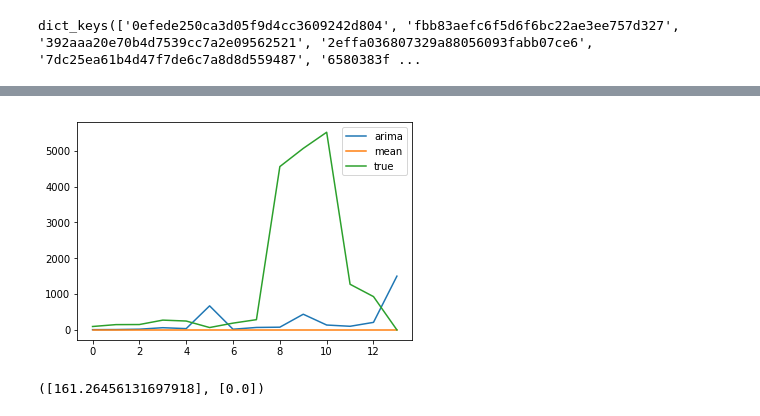
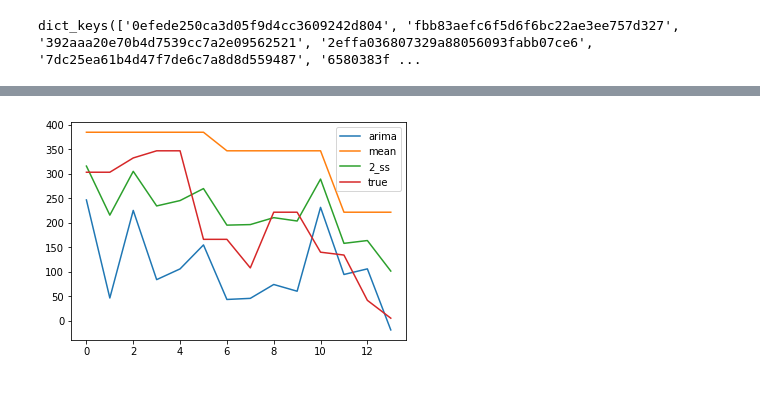
Before and after one commit to mb-Ma/Demand-Forecasting, a Jupyter notebook: code/baseline.ipynb, the cells around one changed output, grey strips where cells are left out. Drawn from its saved outputs; the diff is of its cells as text; code cells hidden in the pictures.

Commit message:
update B round

```diff
--- a/code/baseline.ipynb
+++ b/code/baseline.ipynb
@@ -11,9 +11,9 @@ import pandas as pd
 import numpy as np
 from statsmodels.tsa.arima.model import ARIMA
 # %%
-using_hist = pd.read_csv("../data/Dataset/demand_train_A.csv")  # 历史需求
-using_future = pd.read_csv("../data/Dataset/demand_test_A.csv")  # 未来信息
-inventory = pd.read_csv("../data/Dataset/inventory_info_A.csv")
+using_hist = pd.read_csv("../data/Round_B/demand_train_B.csv")  # 历史需求
+using_future = pd.read_csv("../data/Round_B/demand_test_B.csv")  # 未来信息
+inventory = pd.read_csv("../data/Round_B/inventory_info_B.csv")
 last_dt = pd.to_datetime("20210301")
 start_dt = pd.to_datetime("20210302")
 end_dt = pd.to_datetime("20210607")
@@ -165,6 +165,7 @@ for date in date_list:
                 demand_average = np.mean(demand_hist["diff"].values[-3 * lead_time:])
                 output = np.array([demand_average] * lead_time)
                 arima_pred[unit].append(output)
+
             arima_ss[unit].append(np.sum(max(arima_pred[unit][-1]) - arima_pred[unit][-1]))
 
             rp = np.sum(arima_pred[unit][-1]) + arima_ss[unit][-1]
@@ -173,7 +174,7 @@ for date in date_list:
             # for mean prediction
             demand_average = np.mean(demand_hist["diff"].values[-3 * lead_time:])
             mean_pred[unit].append(np.array([demand_average] * lead_time))
-            ss = np.sum(max(mean_pred[unit][-1]) - mean_pred[unit][-1])
+            ss = np.sum(max(demand_hist["diff"].values[-3 * lead_time:]) - mean_pred[unit][-1])
             mean_ss[unit].append(ss)
             mean_rp[unit].append(np.sum(mean_pred[unit][-1]) + mean_ss[unit][-1])
 # %% [output]
@@ -230,22 +263,20 @@ arima_rp['d6fa82e419d8c8675edf8cecf18f42e8'], mean_rp['d6fa82e419d8c8675edf8cecf
 # %%
 %matplotlib inline
-unit = '1f9de601c4a4d3b2784678d711d0aba3'
+unit = '9002b3384e884befb81dfb78b581932e'
 
 x = np.arange(14)
 
-y_arima = arima_ss[unit]
-y_mean = mean_ss[unit]
-y = true_ss[unit]
+y_arima = arima_rp[unit]
+y_mean = mean_rp[unit]
+y_2 = (np.array(y_arima)+np.array(y_mean)) / 2.0
+y = true_rp[unit]
 
 arima = plt.plot(x, y_arima, label='arima')
 mean = plt.plot(x, y_mean, label='mean')
+_2_ss = plt.plot(x, y_2, label='2_ss')
 true = plt.plot(x, y, label='true')
 
 plt.legend()
 plt.show()
 # %% [output]
-[figure, old version]
+[figure, new version]
-# %%
-arima_ss['74ab73b2f7b09d1fb371a4b335dc8a8e'], mean_ss['74ab73b2f7b09d1fb371a4b335dc8a8e']
-# %% [output]
-([161.26456131697918], [0.0])
```
Also changed, not shown: parts of 12 cells of this notebook, 9 other files.
